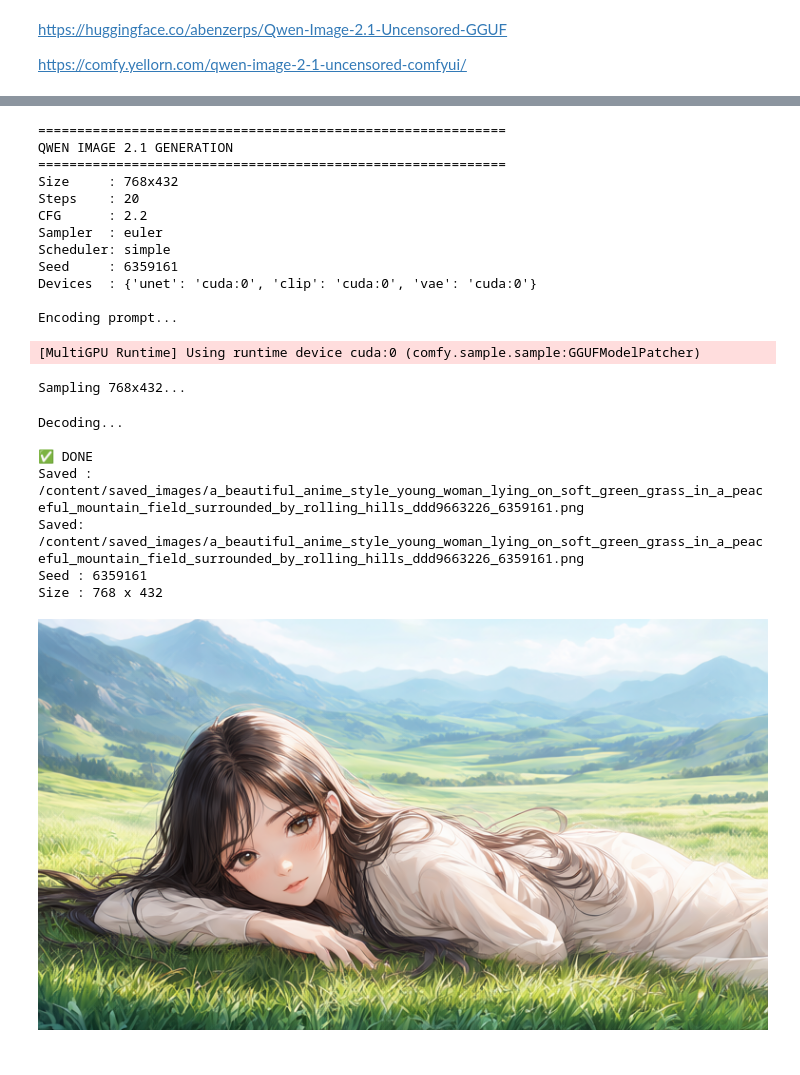
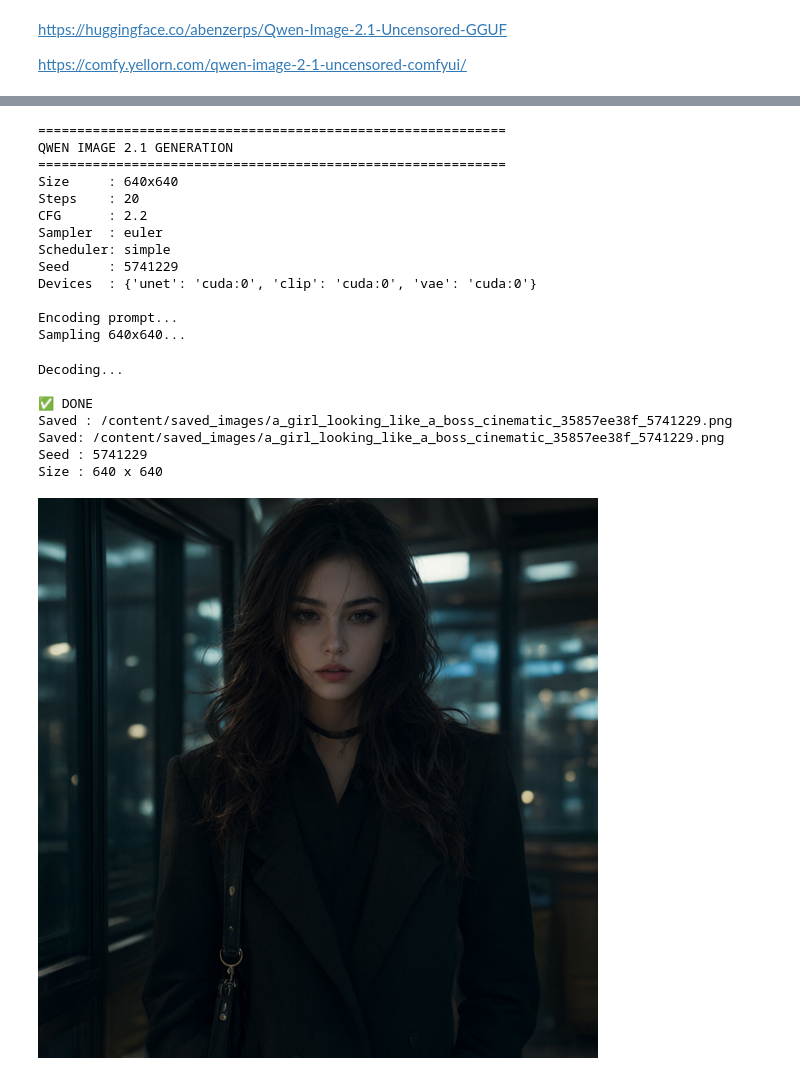
Before and after one commit to NeuralFalconYT/Qwen-Image-2.1-Uncensored-GGUF-Colab, a Jupyter notebook: Qwen_Image_2_1_Uncensored_GGUF.ipynb, the cells around one changed output, grey strips where cells are left out. Cells and saved outputs as stored; diff of their text form; code cells hidden in the pictures.

```diff
--- a/Qwen_Image_2_1_Uncensored_GGUF.ipynb
+++ b/Qwen_Image_2_1_Uncensored_GGUF.ipynb
@@ -176,11 +188,11 @@ GPU 0 | Tesla T4 | allocated=5.91 GB | reserved=6.32 GB | total=14.56 GB
 from IPython.display import display
 import re
 
-prompt = "A beautiful anime-style young woman lying on soft green grass in a peaceful mountain field, surrounded by rolling hills and distant mountains, long flowing hair, calm expression, soft sunlight, cinematic composition, dreamy atmosphere, highly detailed face, detailed eyes, natural pose, scenic landscape, ultra detailed, beautiful colors"  # @param {type:"string"}
+prompt = "a girl  looking like a boss cinematic"  # @param {type:"string"}
 
 negative_prompt = "blurry, low quality,"  # @param {type:"string"}
 
-aspect_ratio = "768x432 ( 16:9 )"  # @param ["640x640 ( 1:1 )", "672x512 ( 9:7 )", "512x672 ( 7:9 )", "704x528 ( 4:3 )", "528x704 ( 3:4 )", "720x480 ( 3:2 )", "480x720 ( 2:3 )", "768x432 ( 16:9 )", "432x768 ( 9:16 )", "768x336 ( 21:9 )", "336x768 ( 9:21 )"]
+aspect_ratio = "640x640 ( 1:1 )"  # @param ["640x640 ( 1:1 )", "672x512 ( 9:7 )", "512x672 ( 7:9 )", "704x528 ( 4:3 )", "528x704 ( 3:4 )", "720x480 ( 3:2 )", "480x720 ( 2:3 )", "768x432 ( 16:9 )", "432x768 ( 9:16 )", "768x336 ( 21:9 )", "336x768 ( 9:21 )"]
 
 steps = 20  # @param {type:"integer"}
 
@@ -222,42 +234,41 @@ result = qwen.generate_image(
     cfg=cfg,
     sampler_name=sampler_name,
     scheduler=scheduler,
     denoise=denoise,
     seed=None if random_seed else seed,
     output_dir="/content/saved_images",
     cleanup_after=cleanup_after,
 )
 
 
 # ============================================================
 # RESULT
 # ============================================================
 
 print("Saved:", result["path"])
 print("Seed :", result["seed"])
 print("Size :", result["width"], "x", result["height"])
 
 display(result["image"])
 # %% [output]
 ============================================================
 QWEN IMAGE 2.1 GENERATION
 ============================================================
-Size     : 768x432
+Size     : 640x640
 Steps    : 20
 CFG      : 2.2
 Sampler  : euler
 Scheduler: simple
-Seed     : 6359161
+Seed     : 5741229
 Devices  : {'unet': 'cuda:0', 'clip': 'cuda:0', 'vae': 'cuda:0'}
 
 Encoding prompt...
+Sampling 640x640...
-[MultiGPU Runtime] Using runtime device cuda:0 (comfy.sample.sample:GGUFModelPatcher)
+Decoding...
+
+✅ DONE
+Saved : /content/saved_images/a_girl_looking_like_a_boss_cinematic_35857ee38f_5741229.png
+Saved: /content/saved_images/a_girl_looking_like_a_boss_cinematic_35857ee38f_5741229.png
+Seed : 5741229
+Size : 640 x 640
-Sampling 768x432...
-Decoding...
-
-✅ DONE
-Saved : /content/saved_images/a_beautiful_anime_style_young_woman_lying_on_soft_green_grass_in_a_peaceful_mountain_field_surrounded_by_rolling_hills_ddd9663226_6359161.png
-Saved: /content/saved_images/a_beautiful_anime_style_young_woman_lying_on_soft_green_grass_in_a_peaceful_mountain_field_surrounded_by_rolling_hills_ddd9663226_6359161.png
-Seed : 6359161
-Size : 768 x 432
-[figure, old version]
+[figure, new version]
```
Also changed, not shown: parts of 3 cells of this notebook.
